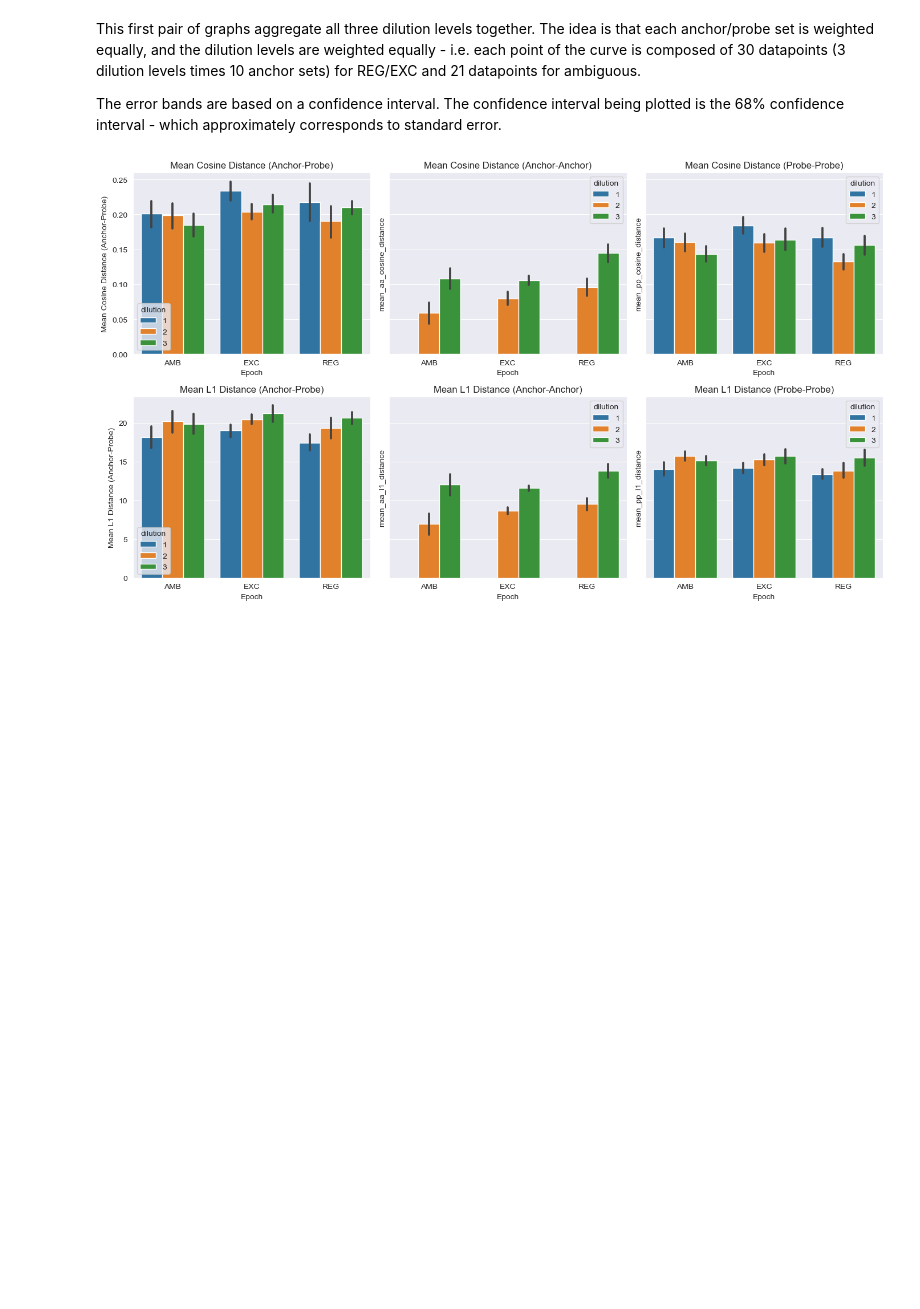
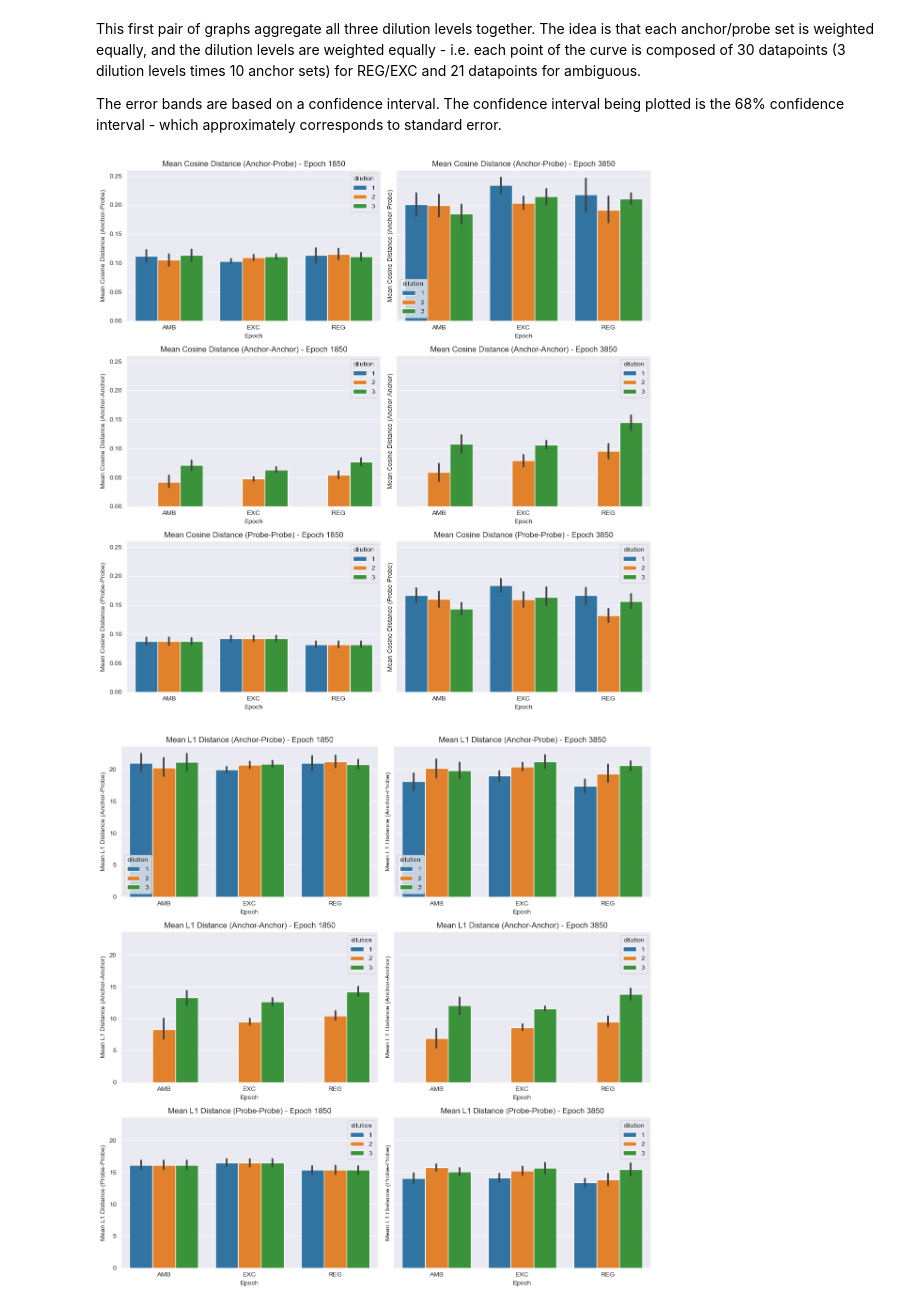
Before and after one commit to Brian0615/Plaut_Model_v2, a Jupyter notebook: results/LENS-20210516/anchor_probe_bar_distance_dilution_all.ipynb, the cells around one changed output. Drawn from its saved outputs; the diff is of its cells as text; code cells hidden in the pictures; blank space fills up the shorter version.

Commit message:
add new results

```diff
--- a/results/LENS-20210516/anchor_probe_bar_distance_dilution_all.ipynb
+++ b/results/LENS-20210516/anchor_probe_bar_distance_dilution_all.ipynb
@@ -109,25 +120,36 @@ This first pair of graphs aggregate all three dilution levels together. The idea
 
 The error bands are based on a confidence interval. The confidence interval being plotted is the 68% confidence interval - which approximately corresponds to standard error.
 # %%
-fig, axs = plt.subplots(2, 3, figsize=(14, 8), sharey='row')
+distance_mapping = {
+    'aa': 'Anchor-Anchor',
+    'ap': 'Anchor-Probe',
+    'pp': 'Probe-Probe'
+}
 
-for distance, ax in zip(['cosine', 'l1'], axs):
+min_epoch = all_anchors_data['epoch'].min()
+max_epoch = all_anchors_data['epoch'].max()
 
-    sns.barplot(data=results_df, x='type', y=f'mean_ap_{distance}_distance', hue='dilution', ax=ax[0], ci=68)
-    ax[0].set_xlabel('Epoch')
-    ax[0].set_ylabel(f'Mean {distance.title()} Distance (Anchor-Probe)')
-    ax[0].set_title(f'Mean {distance.title()} Distance (Anchor-Probe)')
+for metric in ['cosine', 'l1']:
+    fig, axs = plt.subplots(3, 2, figsize=(12, 12), sharey='all')
 
-    sns.barplot(data=results_df, x='type', y=f'mean_aa_{distance}_distance', hue='dilution', ax=ax[1], ci=68)
-    ax[1].set_xlabel('Epoch')
-    ax[1].set_title(f'Mean {distance.title()} Distance (Anchor-Anchor)')
+    for distance, ax in zip(['ap', 'aa', 'pp'], axs):
 
-    sns.barplot(data=results_df, x='type', y=f'mean_pp_{distance}_distance', hue='dilution', ax=ax[2], ci=68)
-    ax[2].set_xlabel('Epoch')
-    ax[2].set_title(f'Mean {distance.title()} Distance (Probe-Probe)')
+        sns.barplot(data=results_df[results_df['epoch'] == min_epoch], x='type', y=f'mean_{distance}_{metric}_distance',
+                    hue='dilution', ax=ax[0], ci=68)
+        ax[0].set_xlabel('Epoch')
+        ax[0].set_ylabel(f'Mean {metric.title()} Distance ({distance_mapping[distance]})')
+        ax[0].set_title(f'Mean {metric.title()} Distance ({distance_mapping[distance]}) - Epoch {min_epoch}')
+
+        sns.barplot(data=results_df[results_df['epoch'] == max_epoch], x='type', y=f'mean_{distance}_{metric}_distance',
+                    hue='dilution', ax=ax[1], ci=68)
+        ax[1].set_xlabel('Epoch')
+        ax[1].set_ylabel(f'Mean {metric.title()} Distance ({distance_mapping[distance]})')
+        ax[1].set_title(f'Mean {metric.title()} Distance ({distance_mapping[distance]}) - Epoch {max_epoch}')
 
 
-plt.tight_layout()
-plt.show()
+
+    plt.tight_layout()
+    plt.show()
 # %% [output]
-[figure, old version]
+[figure, new version]
+[figure, added]
```
Also changed, not shown: parts of 3 cells of this notebook, 7 other files.
